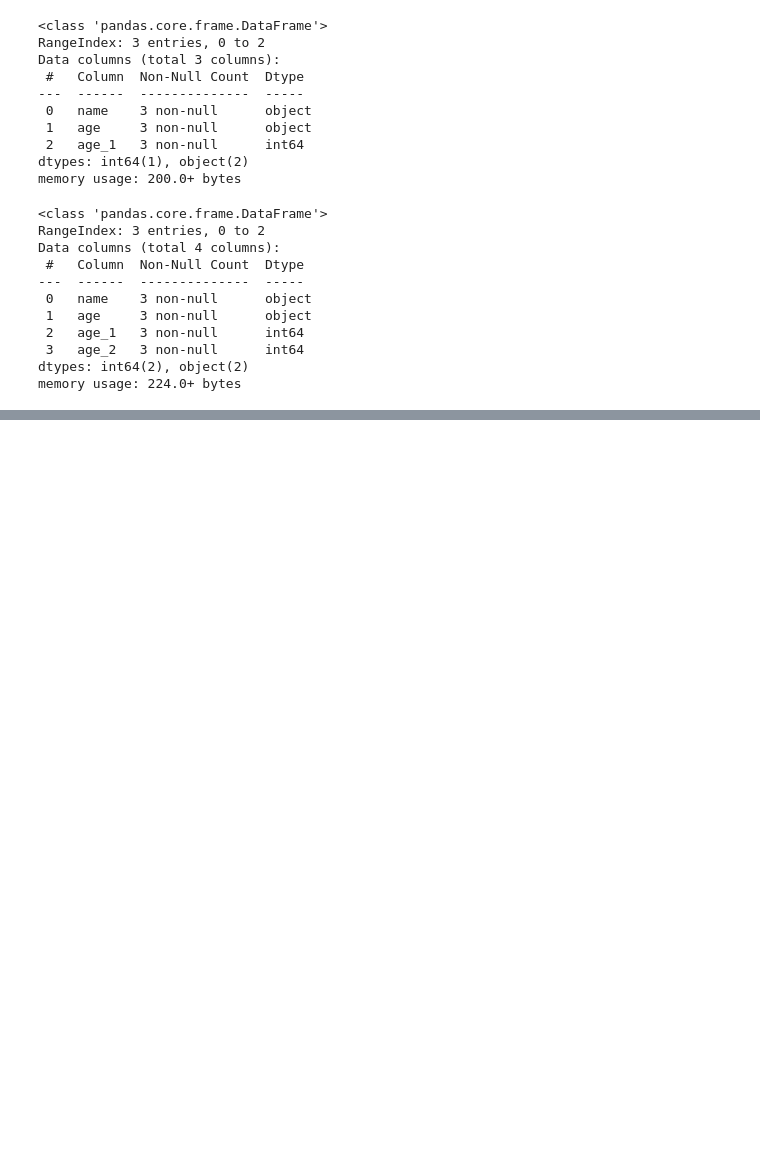
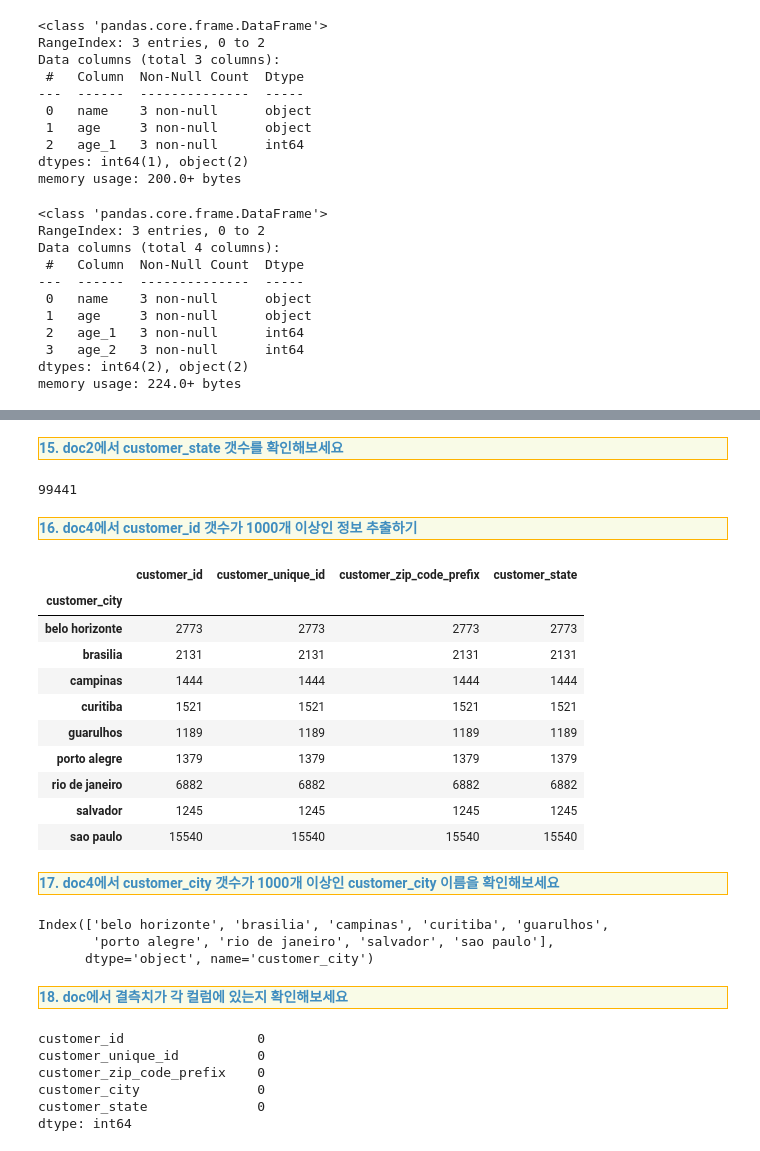
Before and after one commit to jinkyungpark/python_science, a Jupyter notebook: pandas/주요로직.ipynb, the cells around one changed output, grey strips where cells are left out. Drawn from its saved outputs; the diff is of its cells as text; code cells hidden in the pictures; blank space fills up the shorter version.

```diff
--- a/pandas/주요로직.ipynb
+++ b/pandas/주요로직.ipynb
@@ -57,0 +361,49 @@ memory usage: 224.0+ bytes
+# %% [markdown]
+<div class="alert alert-block" style="border: 1px solid #FFB300;background-color:#F9FBE7;">
+<font size="2em" style="font-weight:bold;color:#3f8dbf;">15. doc2에서 customer_state 갯수를 확인해보세요</font><br>
+</div>
+# %%
+df2["customer_state"].count()
+# %% [output]
+99441
+# %% [markdown]
+<div class="alert alert-block" style="border: 1px solid #FFB300;background-color:#F9FBE7;">
+<font size="2em" style="font-weight:bold;color:#3f8dbf;">16. doc4에서 customer_id 갯수가 1000개 이상인 정보 추출하기</font><br>
+</div>
+# %%
+df4[df4["customer_id"] >= 1000]
+# %% [output]
+|  | customer_id | customer_unique_id | customer_zip_code_prefix | customer_state |
+| customer_city |  |  |  |  |
+| belo horizonte | 2773 | 2773 | 2773 | 2773 |
+| brasilia | 2131 | 2131 | 2131 | 2131 |
+| campinas | 1444 | 1444 | 1444 | 1444 |
+| curitiba | 1521 | 1521 | 1521 | 1521 |
+| guarulhos | 1189 | 1189 | 1189 | 1189 |
+| porto alegre | 1379 | 1379 | 1379 | 1379 |
+| rio de janeiro | 6882 | 6882 | 6882 | 6882 |
+| salvador | 1245 | 1245 | 1245 | 1245 |
+| sao paulo | 15540 | 15540 | 15540 | 15540 |
+# %% [markdown]
+<div class="alert alert-block" style="border: 1px solid #FFB300;background-color:#F9FBE7;">
+<font size="2em" style="font-weight:bold;color:#3f8dbf;">17. doc4에서 customer_city 갯수가 1000개 이상인 customer_city 이름을 확인해보세요</font><br>
+</div>
+# %%
+df4[df4["customer_id"] >= 1000].index
+# %% [output]
+Index(['belo horizonte', 'brasilia', 'campinas', 'curitiba', 'guarulhos',
+       'porto alegre', 'rio de janeiro', 'salvador', 'sao paulo'],
+      dtype='object', name='customer_city')
+# %% [markdown]
+<div class="alert alert-block" style="border: 1px solid #FFB300;background-color:#F9FBE7;">
+<font size="2em" style="font-weight:bold;color:#3f8dbf;">18. doc에서 결측치가 각 컬럼에 있는지 확인해보세요</font><br>
+</div>
+# %%
+df.isnull().sum()
+# %% [output]
+customer_id                 0
+customer_unique_id          0
+customer_zip_code_prefix    0
+customer_city               0
+customer_state              0
+dtype: int64
```
Also changed, not shown: parts of 53 cells of this notebook, 7 other files.
